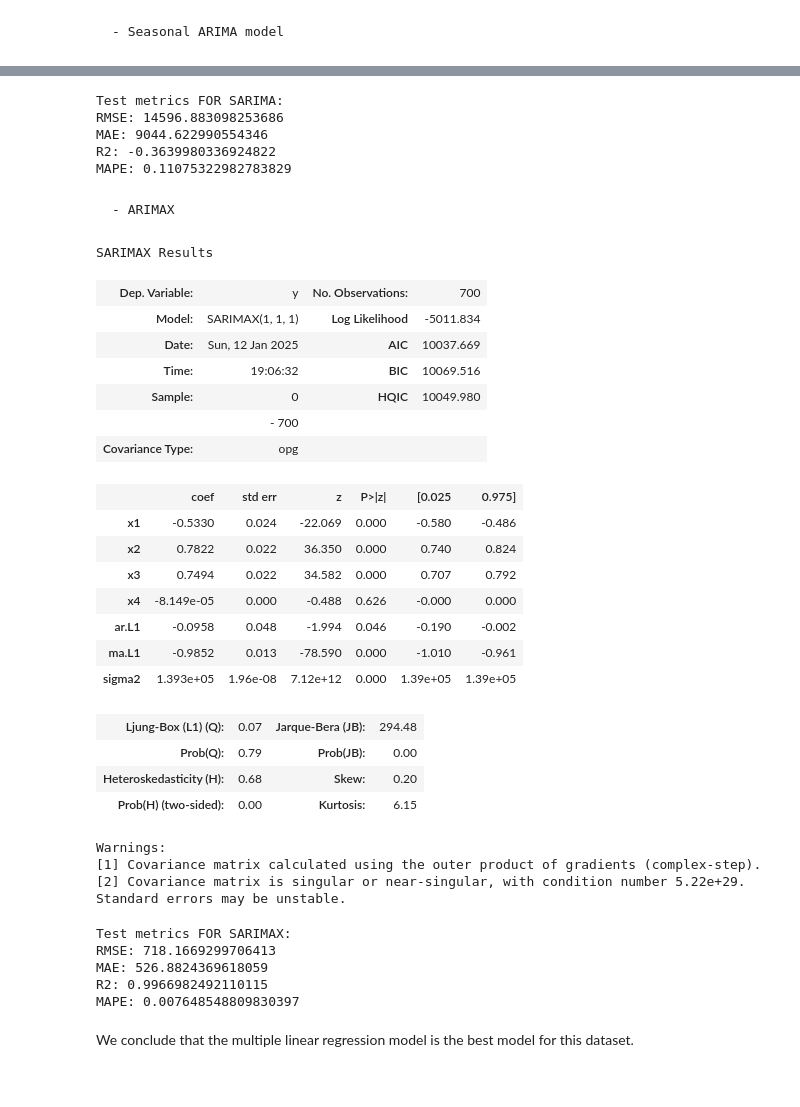
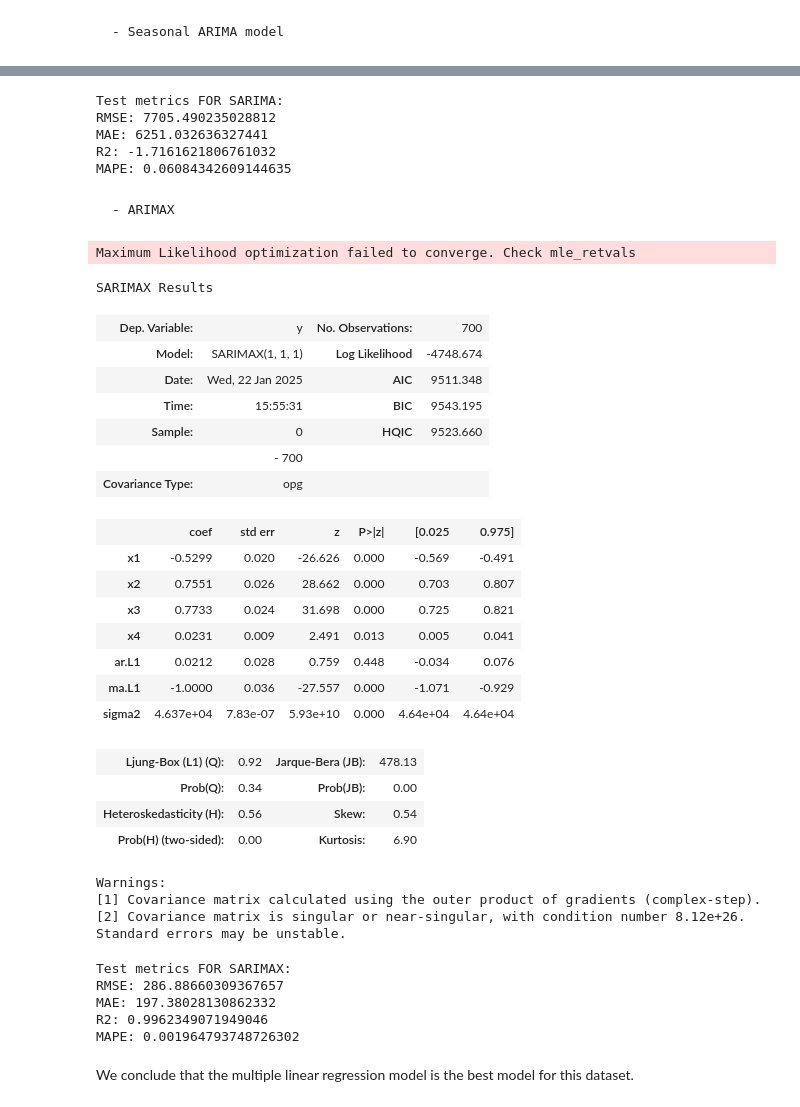
Before and after one commit to zakil-02/Stock-Market-Stream-Prediction-, a Jupyter notebook: Batch_Learning_notebooks/BatchLearning.ipynb, the cells around one changed output, grey strips where cells are left out. Drawn from its saved outputs; the diff is of its cells as text; code cells hidden in the pictures.

```diff
--- a/Batch_Learning_notebooks/BatchLearning.ipynb
+++ b/Batch_Learning_notebooks/BatchLearning.ipynb
@@ -7,7 +7,7 @@ import matplotlib.pyplot as plt
 import sklearn as skl
 import plotly
 # %%
-data = pd.read_csv('BL_data_BTCUSDT.csv', index_col=0)
+data = pd.read_csv('./data/BTCUSDT.csv', index_col=0)
 data.index = pd.to_datetime(data['date'])
 data = data.drop(columns=['date'])
 data.shape
@@ -266,42 +266,44 @@ print("Test metrics FOR SARIMA:")
 print(f'RMSE: {mse}\nMAE: {mae}\nR2: {r2}\nMAPE: {mape}')
 # %% [output]
 Test metrics FOR SARIMA:
-RMSE: 14596.883098253686
-MAE: 9044.622990554346
-R2: -0.3639980336924822
-MAPE: 0.11075322982783829
+RMSE: 7705.490235028812
+MAE: 6251.032636327441
+R2: -1.7161621806761032
+MAPE: 0.06084342609144635
 # %% [markdown]
     - ARIMAX
 # %%
-from statsmodels.tsa.arima.model import ARIMA
+from statsmodels.tsa.statespace.sarimax import SARIMAX
 
-model = ARIMAX(y_train.values, order=(1,1,1), exog= x_train.values)
+
+model = SARIMAX(y_train.values, order=(1,1,1), exog=x_train.values)
 model_fit = model.fit()
 model_fit.summary()
 # %% [output]
-SARIMAX Results
+Maximum Likelihood optimization failed to converge. Check mle_retvals
+SARIMAX Results
 | Dep. Variable: | y | No. Observations: | 700 |
-| Model: | SARIMAX(1, 1, 1) | Log Likelihood | -5011.834 |
-| Date: | Sun, 12 Jan 2025 | AIC | 10037.669 |
-| Time: | 19:06:32 | BIC | 10069.516 |
-| Sample: | 0 | HQIC | 10049.980 |
+| Model: | SARIMAX(1, 1, 1) | Log Likelihood | -4748.674 |
+| Date: | Wed, 22 Jan 2025 | AIC | 9511.348 |
+| Time: | 15:55:31 | BIC | 9543.195 |
+| Sample: | 0 | HQIC | 9523.660 |
 |  | - 700 |  |  |
 | Covariance Type: | opg |  |  |
 |  | coef | std err | z | P>|z| | [0.025 | 0.975] |
-| x1 | -0.5330 | 0.024 | -22.069 | 0.000 | -0.580 | -0.486 |
-| x2 | 0.7822 | 0.022 | 36.350 | 0.000 | 0.740 | 0.824 |
-| x3 | 0.7494 | 0.022 | 34.582 | 0.000 | 0.707 | 0.792 |
-| x4 | -8.149e-05 | 0.000 | -0.488 | 0.626 | -0.000 | 0.000 |
-| ar.L1 | -0.0958 | 0.048 | -1.994 | 0.046 | -0.190 | -0.002 |
-| ma.L1 | -0.9852 | 0.013 | -78.590 | 0.000 | -1.010 | -0.961 |
-| sigma2 | 1.393e+05 | 1.96e-08 | 7.12e+12 | 0.000 | 1.39e+05 | 1.39e+05 |
+| x1 | -0.5299 | 0.020 | -26.626 | 0.000 | -0.569 | -0.491 |
+| x2 | 0.7551 | 0.026 | 28.662 | 0.000 | 0.703 | 0.807 |
+| x3 | 0.7733 | 0.024 | 31.698 | 0.000 | 0.725 | 0.821 |
+| x4 | 0.0231 | 0.009 | 2.491 | 0.013 | 0.005 | 0.041 |
+| ar.L1 | 0.0212 | 0.028 | 0.759 | 0.448 | -0.034 | 0.076 |
+| ma.L1 | -1.0000 | 0.036 | -27.557 | 0.000 | -1.071 | -0.929 |
+| sigma2 | 4.637e+04 | 7.83e-07 | 5.93e+10 | 0.000 | 4.64e+04 | 4.64e+04 |
-| Ljung-Box (L1) (Q): | 0.07 | Jarque-Bera (JB): | 294.48 |
-| Prob(Q): | 0.79 | Prob(JB): | 0.00 |
-| Heteroskedasticity (H): | 0.68 | Skew: | 0.20 |
-| Prob(H) (two-sided): | 0.00 | Kurtosis: | 6.15 |
+| Ljung-Box (L1) (Q): | 0.92 | Jarque-Bera (JB): | 478.13 |
+| Prob(Q): | 0.34 | Prob(JB): | 0.00 |
+| Heteroskedasticity (H): | 0.56 | Skew: | 0.54 |
+| Prob(H) (two-sided): | 0.00 | Kurtosis: | 6.90 |
-Warnings:
-[1] Covariance matrix calculated using the outer product of gradients (complex-step).
-[2] Covariance matrix is singular or near-singular, with condition number 5.22e+29. Standard errors may be unstable.
+Warnings:
+[1] Covariance matrix calculated using the outer product of gradients (complex-step).
+[2] Covariance matrix is singular or near-singular, with condition number 8.12e+26. Standard errors may be unstable.
 # %%
 Go_plot_predictions(model_fit, data, y_train, y_test, x_test)
 # %%
@@ -311,10 +313,10 @@ print("Test metrics FOR SARIMAX:")
 print(f'RMSE: {mse}\nMAE: {mae}\nR2: {r2}\nMAPE: {mape}')
 # %% [output]
 Test metrics FOR SARIMAX:
-RMSE: 718.1669299706413
-MAE: 526.8824369618059
-R2: 0.9966982492110115
-MAPE: 0.007648548809830397
+RMSE: 286.88660309367657
+MAE: 197.38028130862332
+R2: 0.9962349071949046
+MAPE: 0.001964793748726302
 # %% [markdown]
 We conclude that the multiple linear regression model is the best model for this dataset.
 # %%
```
Also changed, not shown: parts of 13 cells of this notebook, 15 other files.
